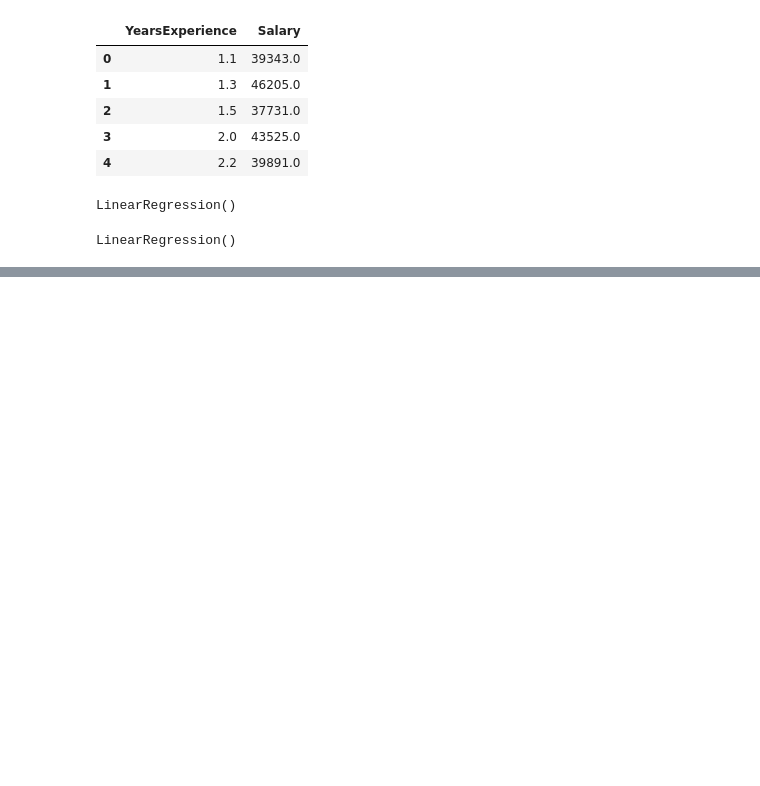
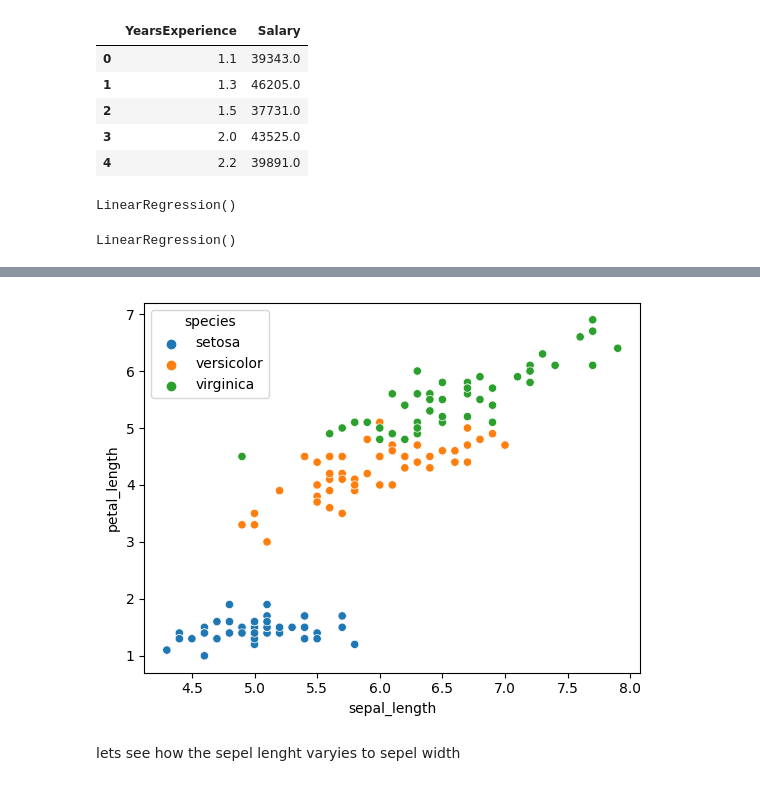
Before and after one commit to rushi751998/Machine-Learning, a Jupyter notebook: linearRegression.ipynb, the cells around one changed output, grey strips where cells are left out. Saved outputs shown, nothing was run; the diff lists cells and outputs as text; code cells hidden in the pictures; blank space fills up the shorter version.

```diff
--- a/linearRegression.ipynb
+++ b/linearRegression.ipynb
@@ -34,0 +105,3 @@ LinearRegression()
+# %%
+df = sns.load_dataset("iris")
+df.head()
@@ -34,0 +115,7 @@ LinearRegression()
+# %%
+sns.scatterplot(x="sepal_length",y='petal_length',data=df,hue='species')
+plt.show()
+# %% [output]
+[figure, added]
+# %% [markdown]
+lets see how the sepel lenght varyies to sepel width
```
Also changed, not shown: parts of 28 cells of this notebook, 1 other file.
